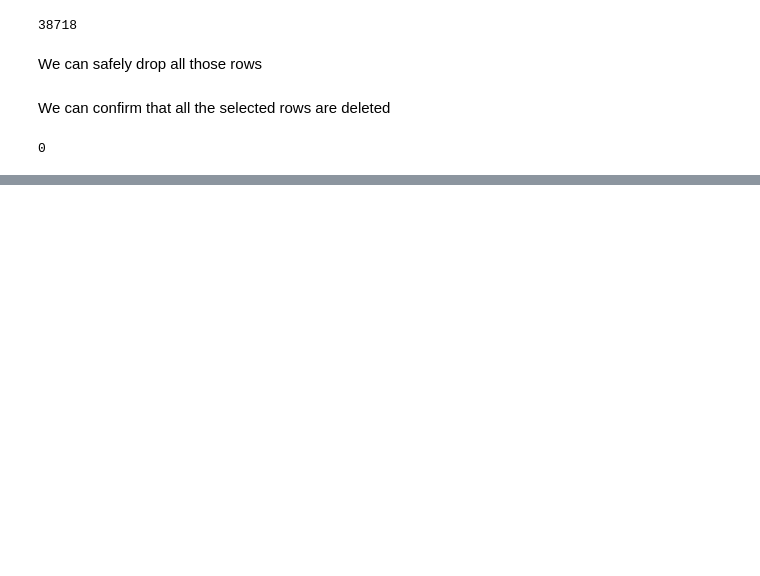
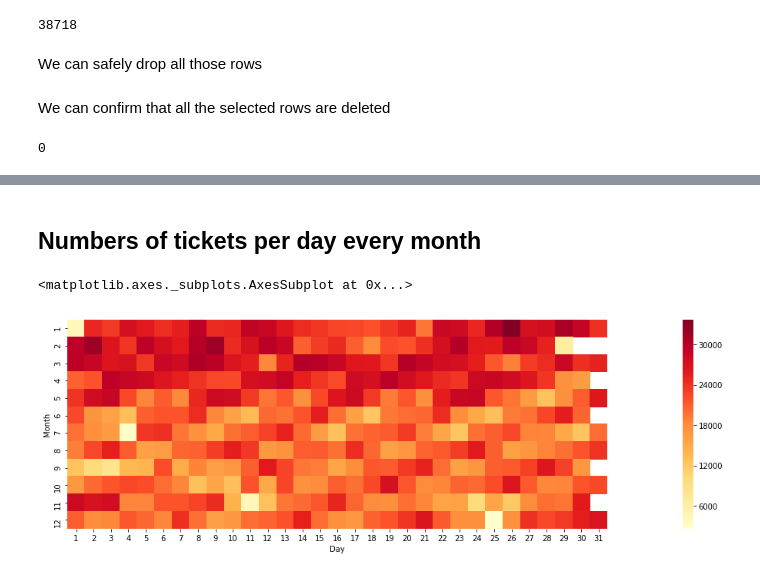
Before and after one commit to simawn/COMP499-Parking-Data-Analytics, a Jupyter notebook: Parking Data Analytics.ipynb, the cells around one changed output, grey strips where cells are left out. Drawn from its saved outputs; the diff is of its cells as text; code cells hidden in the pictures; blank space fills up the shorter version.

```diff
--- a/Parking Data Analytics.ipynb
+++ b/Parking Data Analytics.ipynb
@@ -620,0 +902,9 @@ len(parking_data_clean[(parking_data_clean['Zip Code'] == -1)])
+# %% [markdown]
+## Numbers of tickets per day every month
+# %%
+all_tickets_monthly = parking_data_clean.groupby(['Month', 'Day']).size().reset_index(name = 'count')
+fig, ax = plt.subplots(figsize=(35,5))
+sns.heatmap(all_tickets_monthly.pivot('Month', 'Day', 'count'), square=True, cmap='YlOrRd')
+# %% [output]
+<matplotlib.axes._subplots.AxesSubplot at 0x...>
+[figure, added]
```
Also changed, not shown: parts of 87 cells of this notebook, 1 other file.
